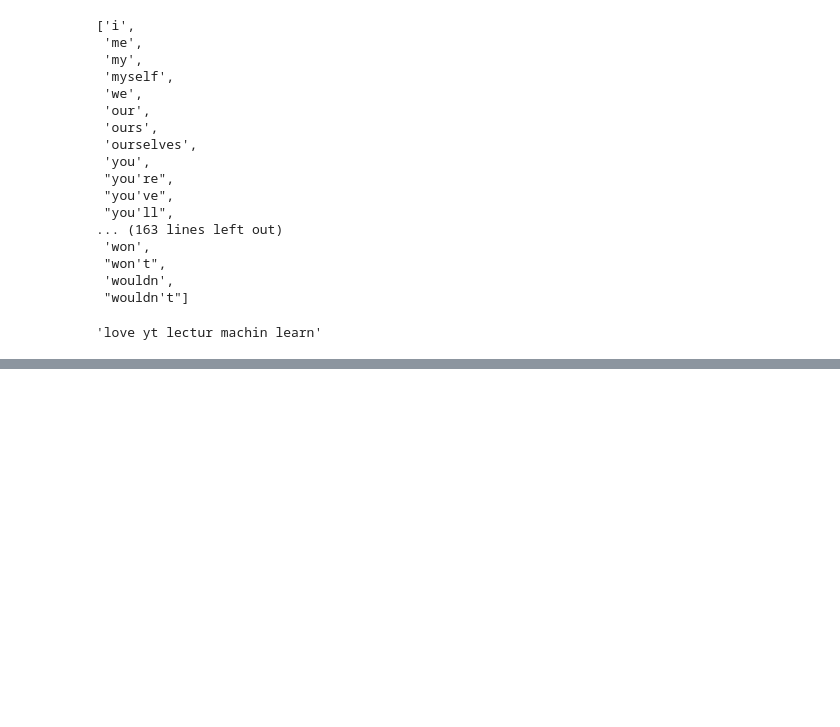
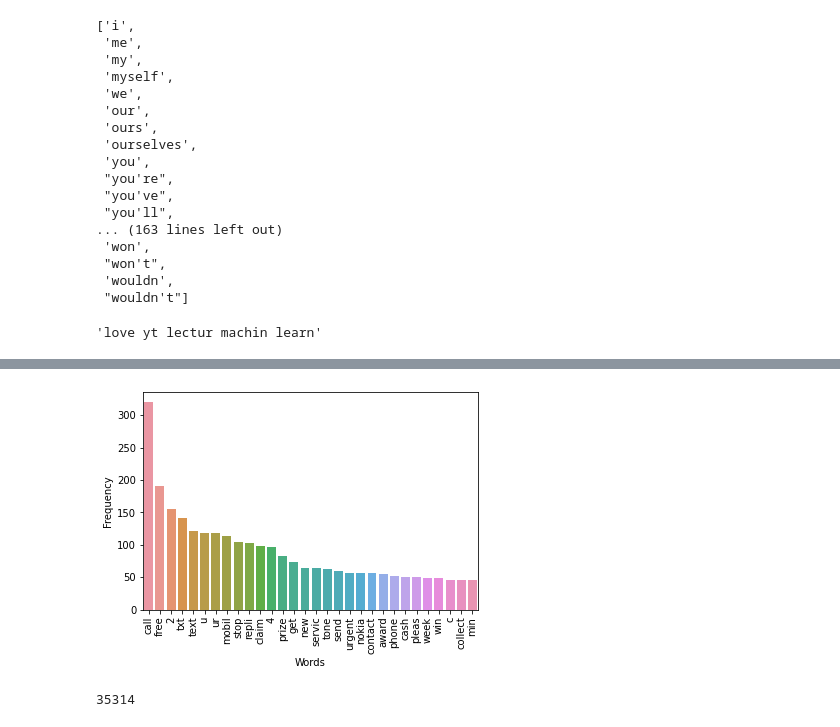
Before and after one commit to jaydeepdey03/Spam_Detection, a Jupyter notebook: Model/SmsSpamDetection.ipynb, the cells around one changed output, grey strips where cells are left out. Drawn from its saved outputs; the diff is of its cells as text; code cells hidden in the pictures; blank space fills up the shorter version.

```diff
--- a/Model/SmsSpamDetection.ipynb
+++ b/Model/SmsSpamDetection.ipynb
@@ -282,0 +284,7 @@ plt.imshow(spam_wc)
+# %%
+# top 30 words of each category
+spam_corpus = []
+for msg in df[df['target'] == 1]['transformed_text'].tolist():
+    for word in msg.split(' '):
+        spam_corpus.append(word)
+len(spam_corpus)
@@ -282,0 +293,6 @@ plt.imshow(spam_wc)
+# %%
+from collections import Counter
+common_spam_words = Counter(spam_corpus).most_common(30)
+common_spam_words = pd.DataFrame(common_spam_words)
+common_spam_words.columns = ['Words', 'Frequency']
+common_spam_words
@@ -282,0 +317,16 @@ plt.imshow(spam_wc)
+# %%
+sns.barplot(data=common_spam_words, x='Words', y='Frequency')
+# plt.xticks(rotation=45)
+plt.xticks(rotation='vertical')
+plt.show()
+# %% [output]
+[figure, added]
+# %%
+# top 30 words of each category
+ham_corpus = []
+for msg in df[df['target'] == 0]['transformed_text'].tolist():
+    for word in msg.split(' '):
+        ham_corpus.append(word)
+len(ham_corpus)
+# %% [output]
+35314
```
Also changed, not shown: parts of 33 cells of this notebook, 2 other files.
